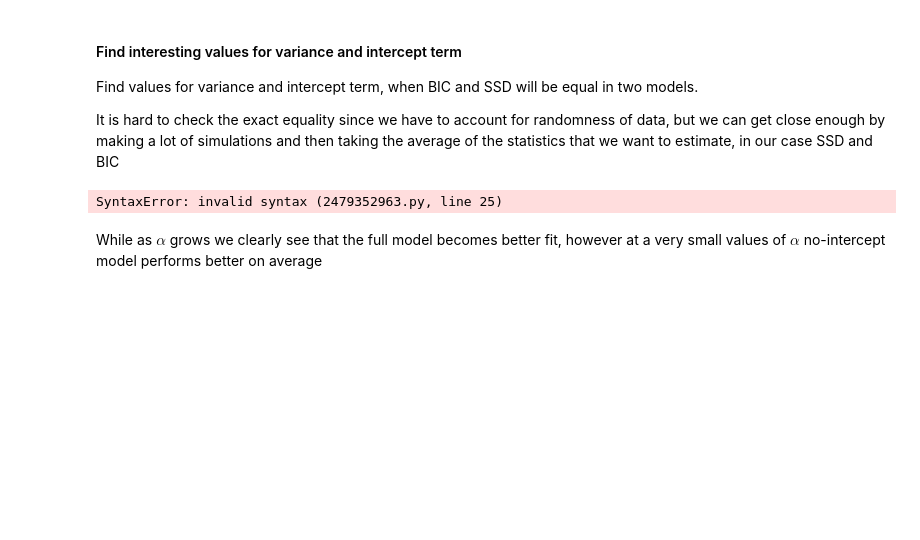
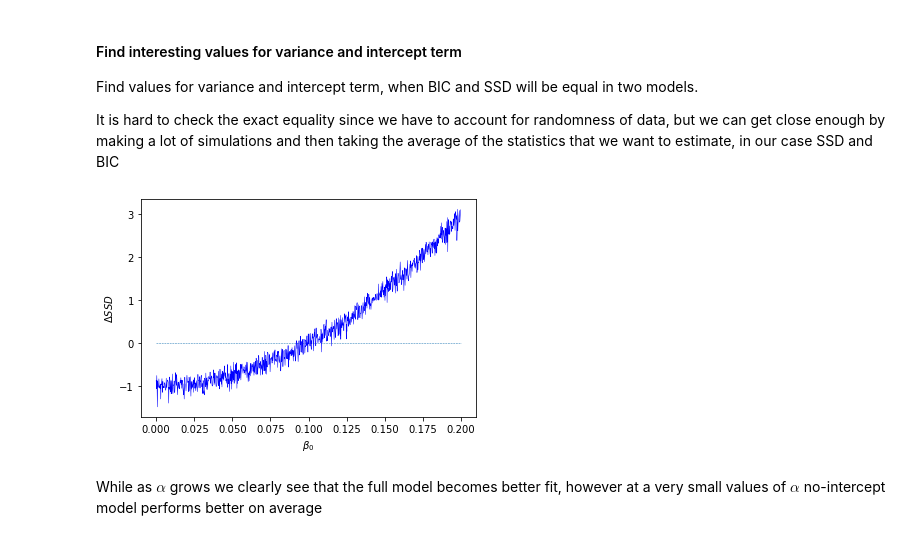
Before and after one commit to chedug/bsc, a Jupyter notebook: code/SSerror.ipynb, the cells around one changed output. Saved outputs shown, nothing was run; the diff lists cells and outputs as text; code cells hidden in the pictures; blank space fills up the shorter version.

```diff
--- a/code/SSerror.ipynb
+++ b/code/SSerror.ipynb
@@ -299,35 +296,35 @@ for increment in range(1000):
         beta_hat = np.sum(X*y)/np.sum(X**2)
 
         # y_hat = linear_regression(X, y)
         # y_hat_hat = linear_regression(X,y, False)
 
         y_hat = beta_1_hat * X + beta_0_hat  # intercept model response variable
         y_hat_hat = beta_hat * X  # no-intercept response variable
 
         y_true = beta * X + beta_0
 
         SS_dev_intercept = np.sum((y_true-y_hat)**2)
         SS_dev_no_intercept = np.sum((y_true-y_hat_hat)**2)
 
         SS_dev_intercept_mean += SS_dev_intercept
         SS_dev_no_intercept_mean += SS_dev_no_intercept
 
     SS_dev_intercept_mean /= 100
     SS_dev_no_intercept_mean /= 100
 
     delta_SSD[increment] = SS_dev_no_intercept_mean - SS_dev_intercept_mean
     alphas[increment] = beta_0
 
 zeros = np.zeros_like(alphas)
 
 plt.plot(alphas, zeros, '--', linewidth=0.5)
-plt.plot(alphas, delta_SSD, color='black', linewidth=0.5)
+plt.plot(alphas, delta_SSD, color='blue', linewidth=0.5)
 
 plt.xlabel(r"$\beta_0$")
 plt.ylabel(r"$\Delta SSD$")
 plt.show()
 # %% [output]
-SyntaxError: invalid syntax (2479352963.py, line 25)
+[figure, added]
 # %% [markdown]
 While as $\alpha$ grows we clearly see that the full model becomes better fit, however at a very small values of $\alpha$ no-intercept model performs better on average
 # %%
```
Also changed, not shown: parts of 3 cells of this notebook, 8 other files.
